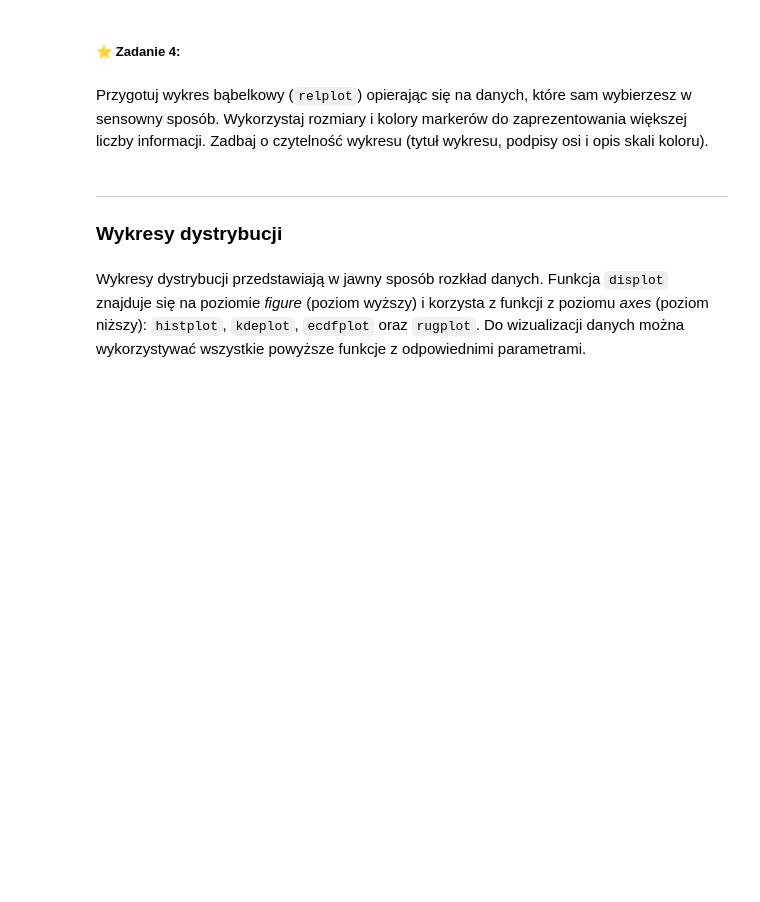
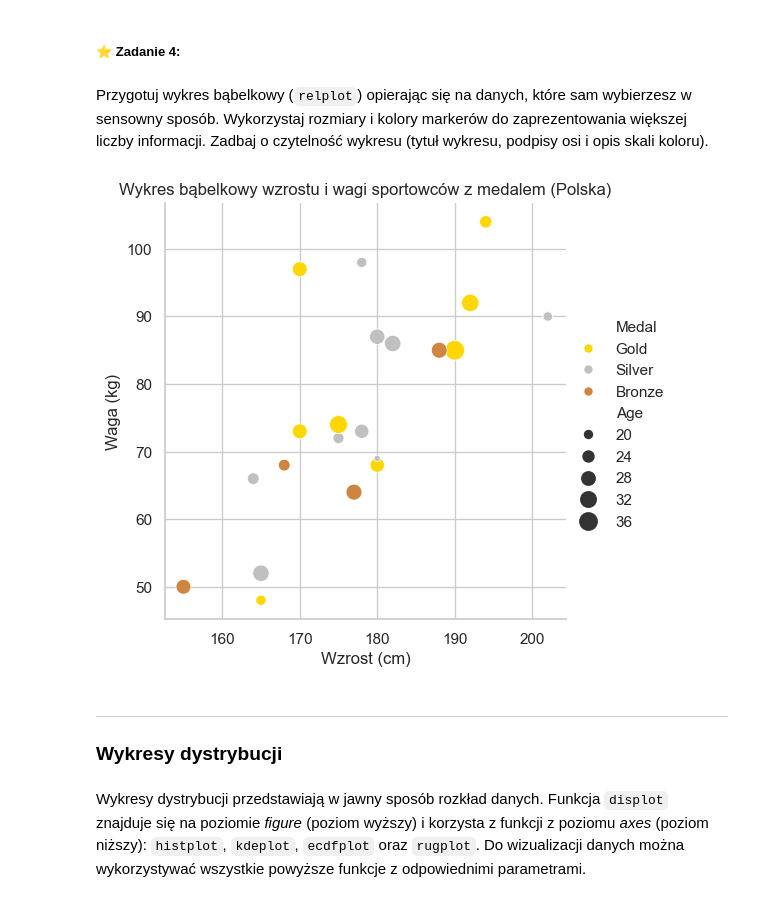
Before and after one commit to kambed/DataVisualization, a Jupyter notebook: seaborn.ipynb, the cells around one changed output. Saved outputs shown, nothing was run; the diff lists cells and outputs as text; code cells hidden in the pictures; blank space fills up the shorter version.

```diff
--- a/seaborn.ipynb
+++ b/seaborn.ipynb
@@ -40,3 +82,20 @@ Przygotuj wykres bąbelkowy (`relplot`) opierając się na danych, które sam wy
+# %%
+df = df[df['Medal'] != 'NA'] # Usuń wiersze z wartościami "NA" w kolumnie Medal
+
+df = df.dropna(subset=['Height', 'Weight', 'Age']) # Usuń wiersze, w których brakuje danych dotyczących wzrostu, wagi lub wieku
+
+df_france = df[df['Team'] == 'France'] # Ograniczenie tylko do rekordów z France
+
+# Wykres bąbelkowy
+sns.relplot(x='Height', y='Weight', size='Age', hue='Medal', palette={'Gold': 'gold', 'Silver': 'silver', 'Bronze': 'peru'}, sizes=(20, 200), data=df_france) # size - rozmiar punktów na wykresie bedzie proporcjonalny do wieku, hue - grupowanie punktów na wykresie według medalu, palette - ustawienie kolorów dla poszczególnych medali, sizes - zakres rozmiarów punktów na wykresie
+
+plt.title('Wykres bąbelkowy wzrostu i wagi sportowców z medalem (Polska)')
+plt.xlabel('Wzrost (cm)')
+plt.ylabel('Waga (kg)')
+
+plt.show()
+# %% [output]
+[figure, added]
 # %% [markdown]
 --------------------
 ### Wykresy dystrybucji
```
Also changed, not shown: parts of 15 cells of this notebook, 1 other file.
